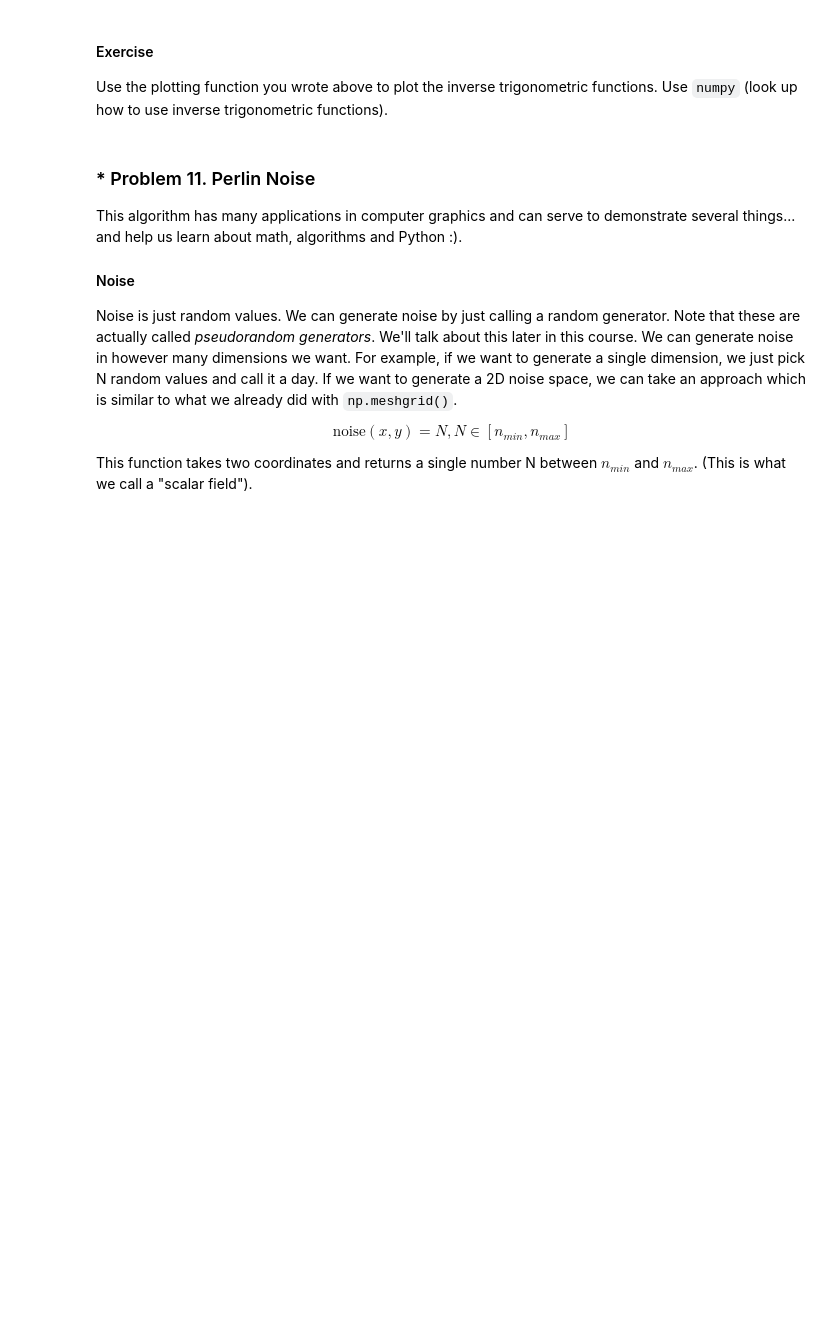
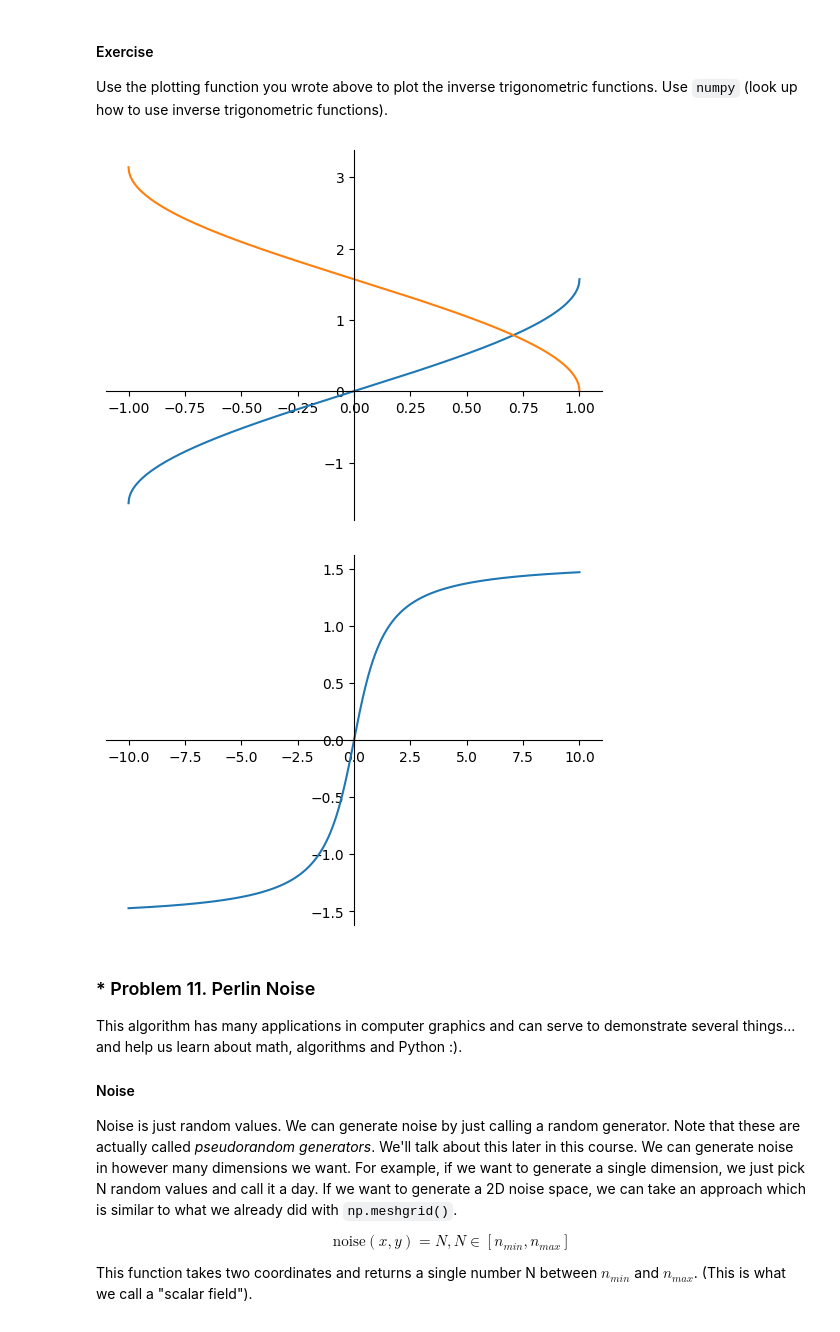
Before and after one commit to KingTheSim/ai_and_machine_learning_softuni_course_repo, a Jupyter notebook: math_concepts_for_developers/02.High-School-Maths-Exercise/High-School Maths Exercise.ipynb, the cells around one changed output. Saved outputs shown, nothing was run; the diff lists cells and outputs as text; code cells hidden in the pictures; blank space fills up the shorter version.

```diff
--- a/math_concepts_for_developers/02.High-School-Maths-Exercise/High-School Maths Exercise.ipynb
+++ b/math_concepts_for_developers/02.High-School-Maths-Exercise/High-School Maths Exercise.ipynb
@@ -631,7 +631,31 @@ Just notice the difference between $\sin^{-1}(x) := \arcsin(x)$ and $\sin(x^{-1}
 #### Exercise
 Use the plotting function you wrote above to plot the inverse trigonometric functions. Use `numpy` (look up how to use inverse trigonometric functions).
 # %%
-# Write your code here
+def plot_math_functions(functions, min_x, max_x, num_points):
+    xs = np.linspace(min_x, max_x, num_points)
+    ys = []
+
+    for f in functions:
+        if f in [np.arcsin, np.arccos]:
+            ys.append(f(np.clip(xs, -1.0, 1.0)))
+        else:
+            ys.append(f(xs))
+
+    ax = plt.gca()
+    ax.spines["bottom"].set_position("zero")
+    ax.spines["left"].set_position("zero")
+    ax.spines["top"].set_visible(False)
+    ax.spines["right"].set_visible(False)
+
+    for y in ys:
+        plt.plot(xs, y)
+    plt.show()
+
+plot_math_functions([np.arcsin, np.arccos], -1.0, 1.0, 1000)
+plot_math_functions([np.arctan], -10.0, 10.0, 1000)
+# %% [output]
+[figure, added]
+[figure, added]
 # %% [markdown]
 ### * Problem 11. Perlin Noise
 This algorithm has many applications in computer graphics and can serve to demonstrate several things... and help us learn about math, algorithms and Python :).
```
Also changed, not shown: parts of 2 cells of this notebook, 6 other files.
